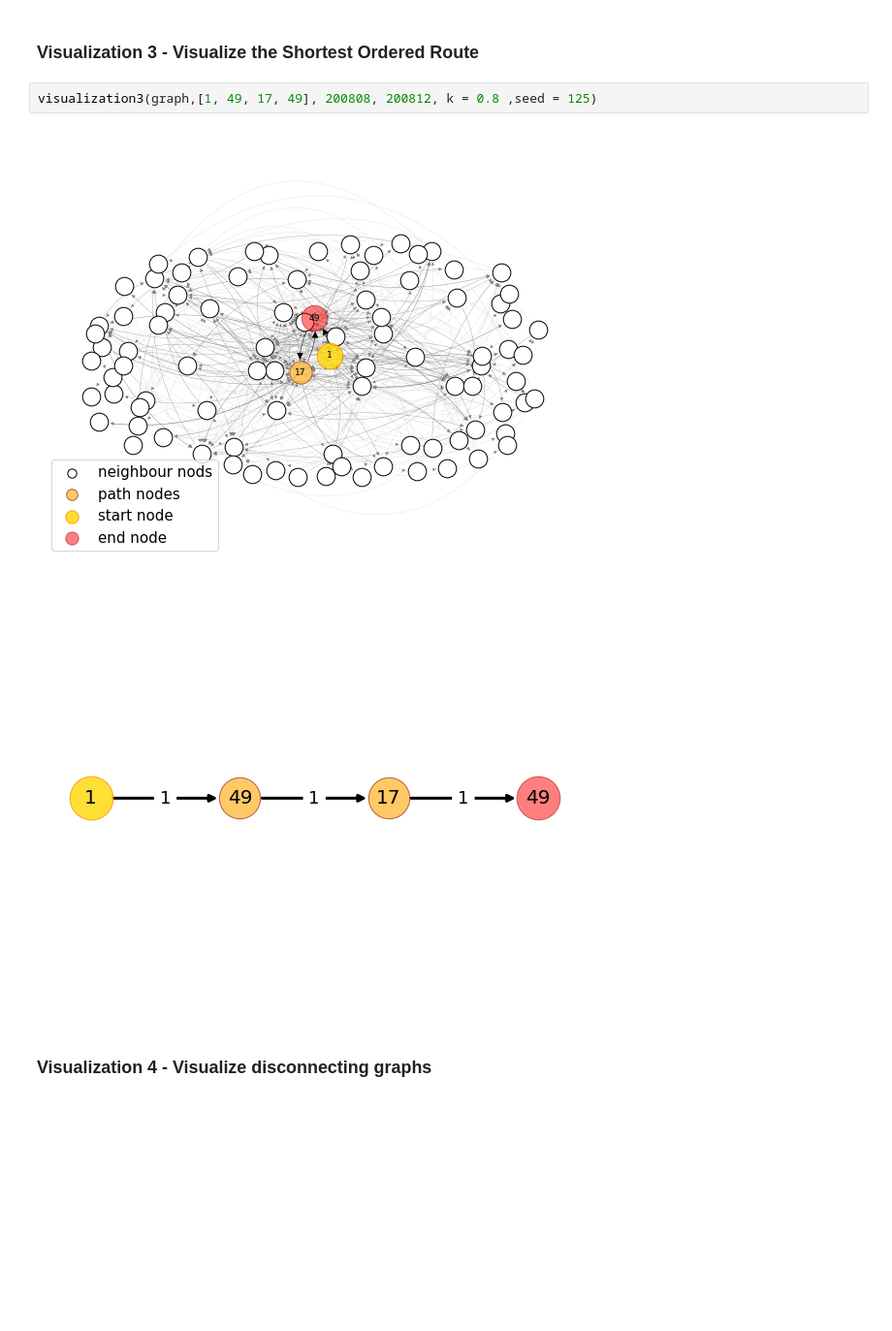
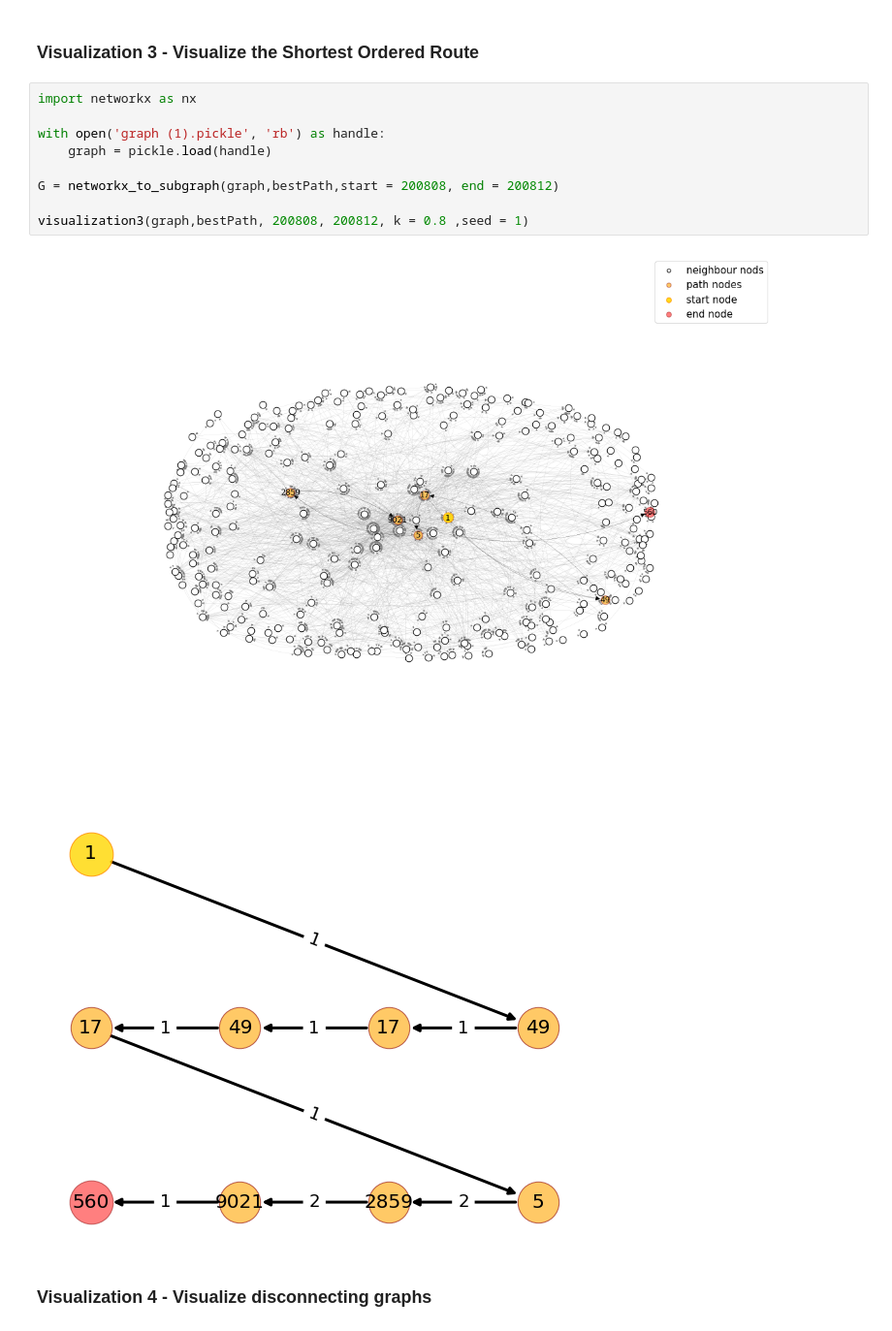
Before and after one commit to Mantuano-A/ADM-HW5, a Jupyter notebook: ADM_HW5_Mina.ipynb, the cells around one changed output. Shown at 97% size. Cells and saved outputs as stored; diff of their text form; blank space fills up the shorter version.

```diff
--- a/ADM_HW5_Mina.ipynb
+++ b/ADM_HW5_Mina.ipynb
@@ -332,11 +340,18 @@ def plotmetric(graph, node, start, end, metrica, n):
     plt.show()
 # %% [markdown]
 ### Visualization 3 - Visualize the Shortest Ordered Route
-# %%
-visualization3(graph,[1, 49, 17, 49], 200808, 200812, k = 0.8 ,seed = 125)
-# %% [output]
-[figure, removed]
-[figure, removed]
+# %%
+import networkx as nx
+
+with open('graph (1).pickle', 'rb') as handle:
+    graph = pickle.load(handle)
+
+G = networkx_to_subgraph(graph,bestPath,start = 200808, end = 200812)
+
+visualization3(graph,bestPath, 200808, 200812, k = 0.8 ,seed = 1)
+# %% [output]
+[figure, added]
+[figure, added]
 # %% [markdown]
 ### Visualization 4 - Visualize disconnecting graphs
 # %%
```
Also changed, not shown: parts of 6 cells of this notebook, 1 other file.
